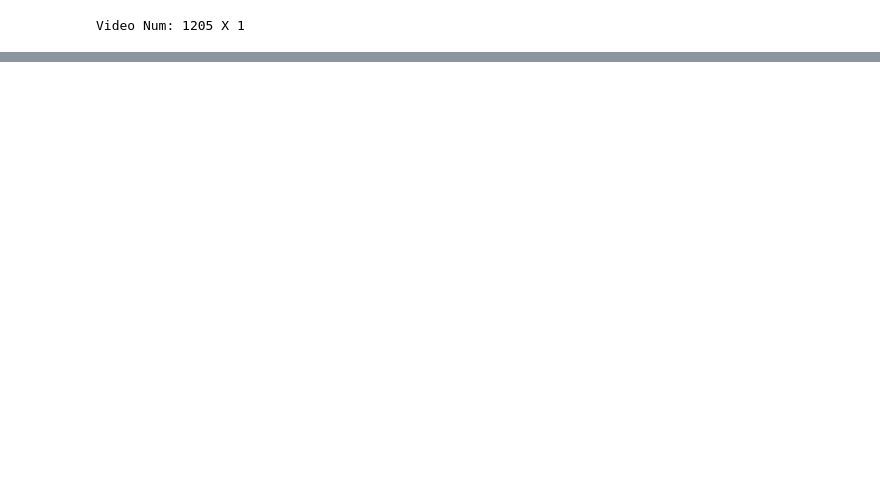
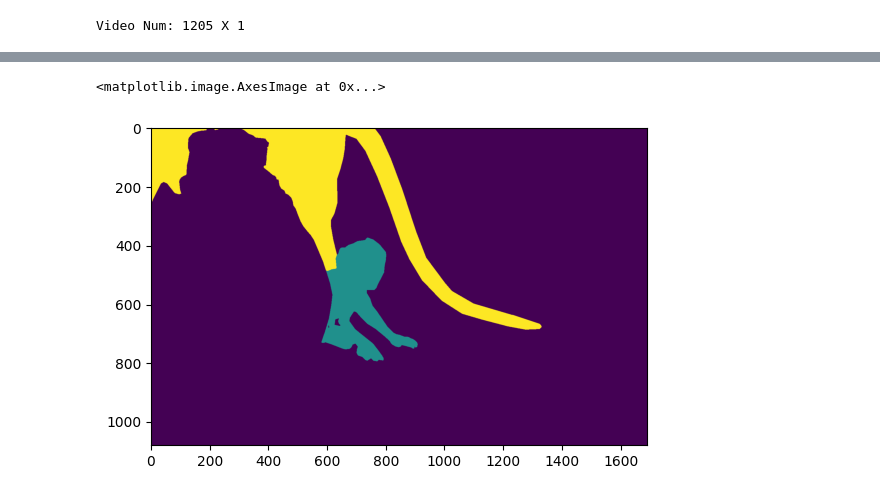
Before and after one commit to Ansever/machine-perception, a Jupyter notebook: src/machine_perception/experiments/yolo_v11.ipynb, the cells around one changed output, grey strips where cells are left out. Drawn from its saved outputs; the diff is of its cells as text; code cells hidden in the pictures; blank space fills up the shorter version.

```diff
--- a/src/machine_perception/experiments/yolo_v11.ipynb
+++ b/src/machine_perception/experiments/yolo_v11.ipynb
@@ -1,16 +1,23 @@
 # %%
+import matplotlib.pyplot as plt
+
 from machine_perception.datasets.MOSE_train_dataset import MOSE_Train
+from machine_perception.datasets.MOSE_eval_dataset import MOSE_Eval
 from torch.utils.data import DataLoader
 from pathlib import Path
 
 
-BASE_DIR = Path().resolve().parents[2] / "data"
-TRAIN_DIR = BASE_DIR / "train"
+DATA_DIR = Path().resolve().parents[2] / "data"
 # %%
-mose_dataset = MOSE_Train(
-    root=TRAIN_DIR,
-    meta_file="meta_train_split.json"
+mose_train_dataset = MOSE_Train(
+    root=DATA_DIR, split="train", meta_file="meta_train_split.json", dynamic_merge=False
 )
+
+mose_eval_dataset = MOSE_Eval(
+    root=DATA_DIR,
+    split="val",
+    result_root=DATA_DIR / "mose_eval_results",
+)
 # %% [output]
 Video Num: 1205 X 1
 # %%
@@ -34,0 +142,7 @@ array([0, 1], dtype=uint8)
+# %%
+test_sample_a = next(test_iter)
+test_sample_b = next(test_iter)
+test_sample_c = next(test_iter)
+
+test_sample_1 = test_sample_c[0]
+test_sample_2 = test_sample_c[1]
@@ -34,0 +157,5 @@ array([0, 1], dtype=uint8)
+# %%
+plt.imshow(test_sample_1["current_label"].astype(np.uint8))
+# %% [output]
+<matplotlib.image.AxesImage at 0x...>
+[figure, added]
```
Also changed, not shown: parts of 14 cells of this notebook, 4 other files.
